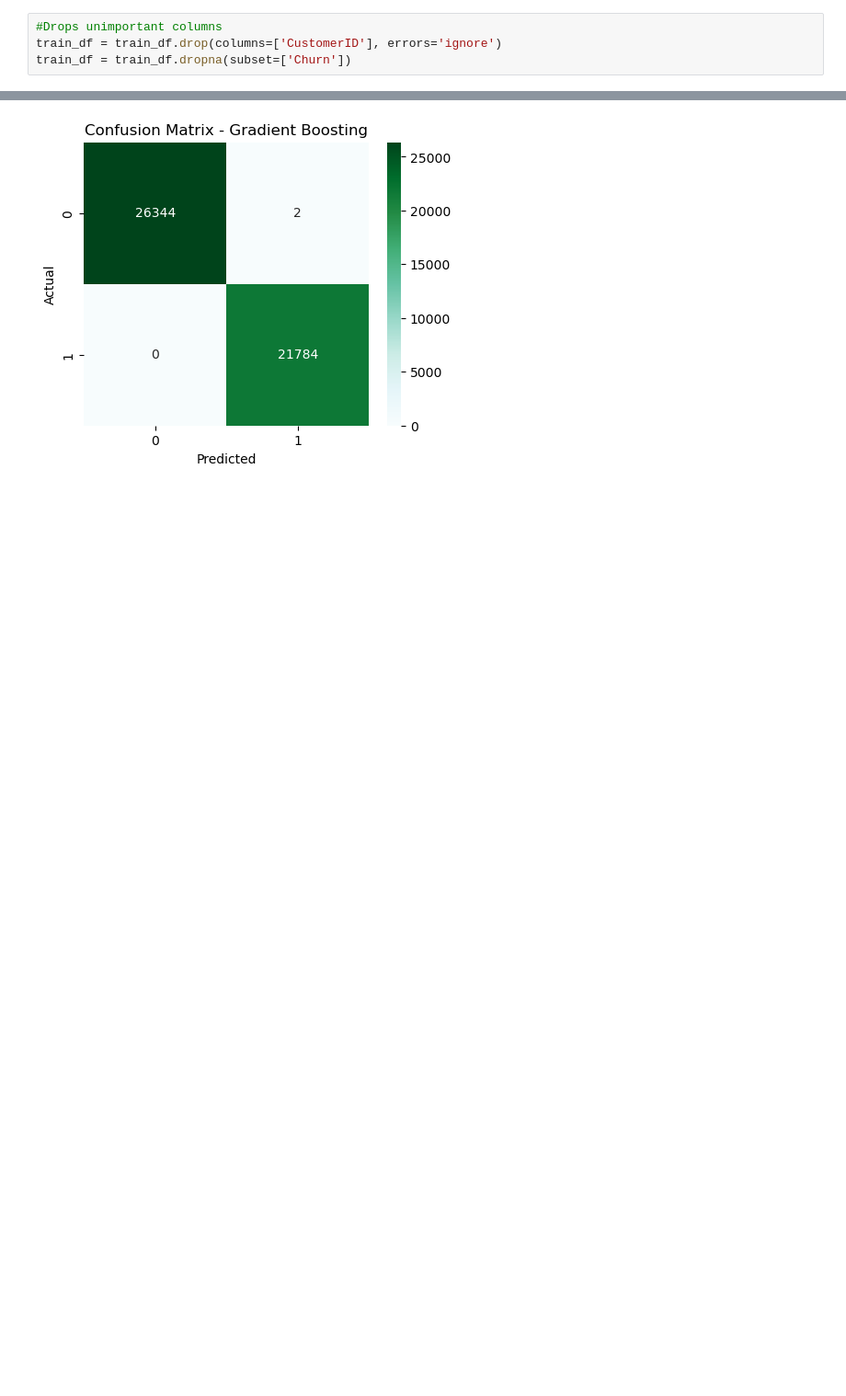
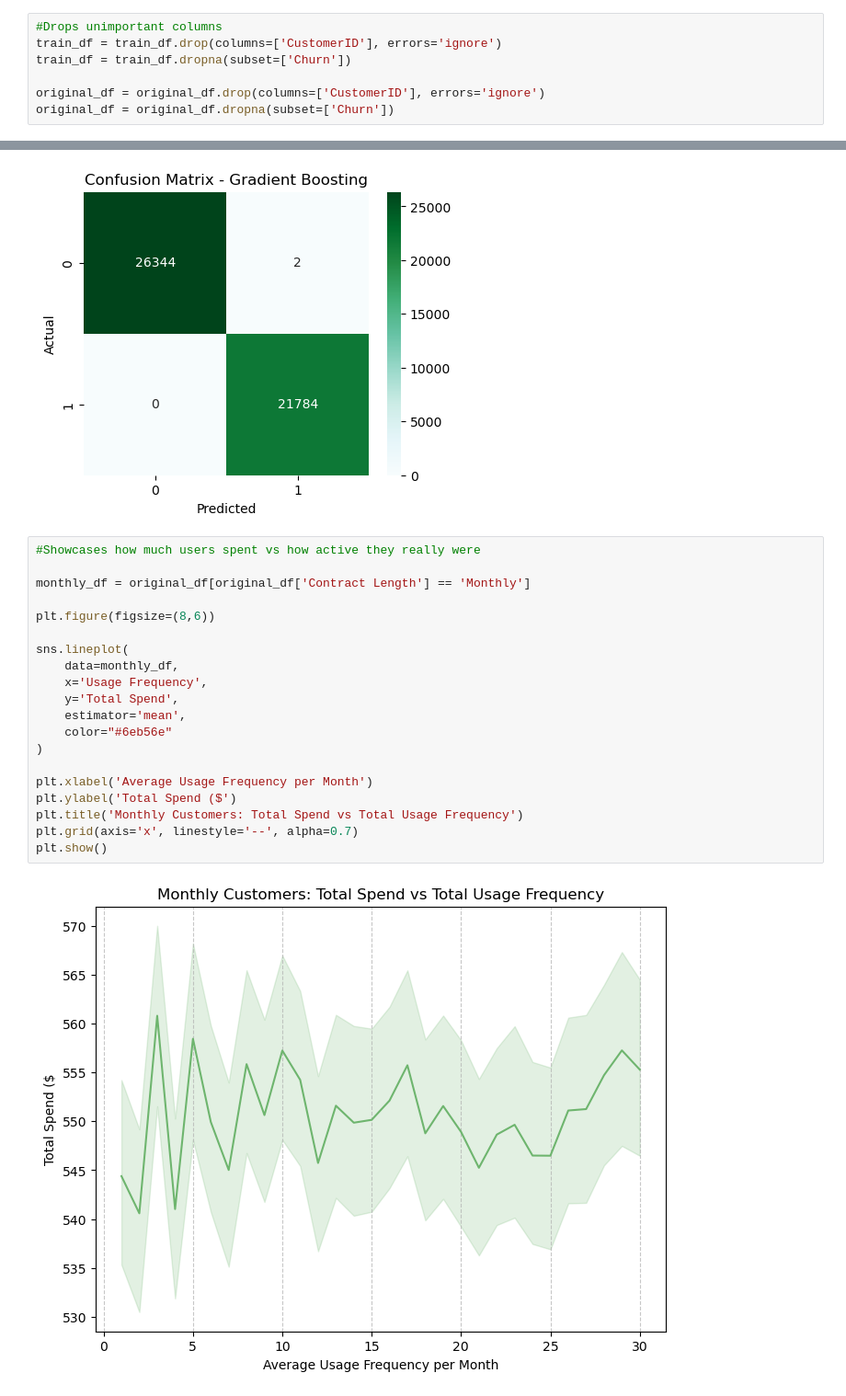
Before and after one commit to jaydenrrr22/CapstoneProject, a Jupyter notebook: data_analysis/data_analysis.ipynb, the cells around one changed output, grey strips where cells are left out. Shown at 92% size. Cells and saved outputs as stored; diff of their text form; blank space fills up the shorter version.

Commit message:
Transferred graphs & ML testing to data_analysis

```diff
--- a/data_analysis/data_analysis.ipynb
+++ b/data_analysis/data_analysis.ipynb
@@ -56,6 +72,9 @@ dtype: int64
 #Drops unimportant columns
 train_df = train_df.drop(columns=['CustomerID'], errors='ignore')
 train_df = train_df.dropna(subset=['Churn'])
+
+original_df = original_df.drop(columns=['CustomerID'], errors='ignore')
+original_df = original_df.dropna(subset=['Churn'])
 # %%
 #Drops unimportant columns
 train_df = train_df.drop(columns=['CustomerID'], errors='ignore')
@@ -230,3 +249,25 @@ plt.title("Confusion Matrix - Gradient Boosting")
 plt.show()
 # %% [output]
 [figure]
+# %%
+#Showcases how much users spent vs how active they really were
+
+monthly_df = original_df[original_df['Contract Length'] == 'Monthly']
+
+plt.figure(figsize=(8,6))
+
+sns.lineplot(
+    data=monthly_df,
+    x='Usage Frequency',
+    y='Total Spend',
+    estimator='mean',
+    color="#6eb56e"
+)
+
+plt.xlabel('Average Usage Frequency per Month')
+plt.ylabel('Total Spend ($')
+plt.title('Monthly Customers: Total Spend vs Total Usage Frequency')
+plt.grid(axis='x', linestyle='--', alpha=0.7)
+plt.show()
+# %% [output]
+[figure, added]
```
Also changed, not shown: parts of 3 cells of this notebook, 1 other file.
